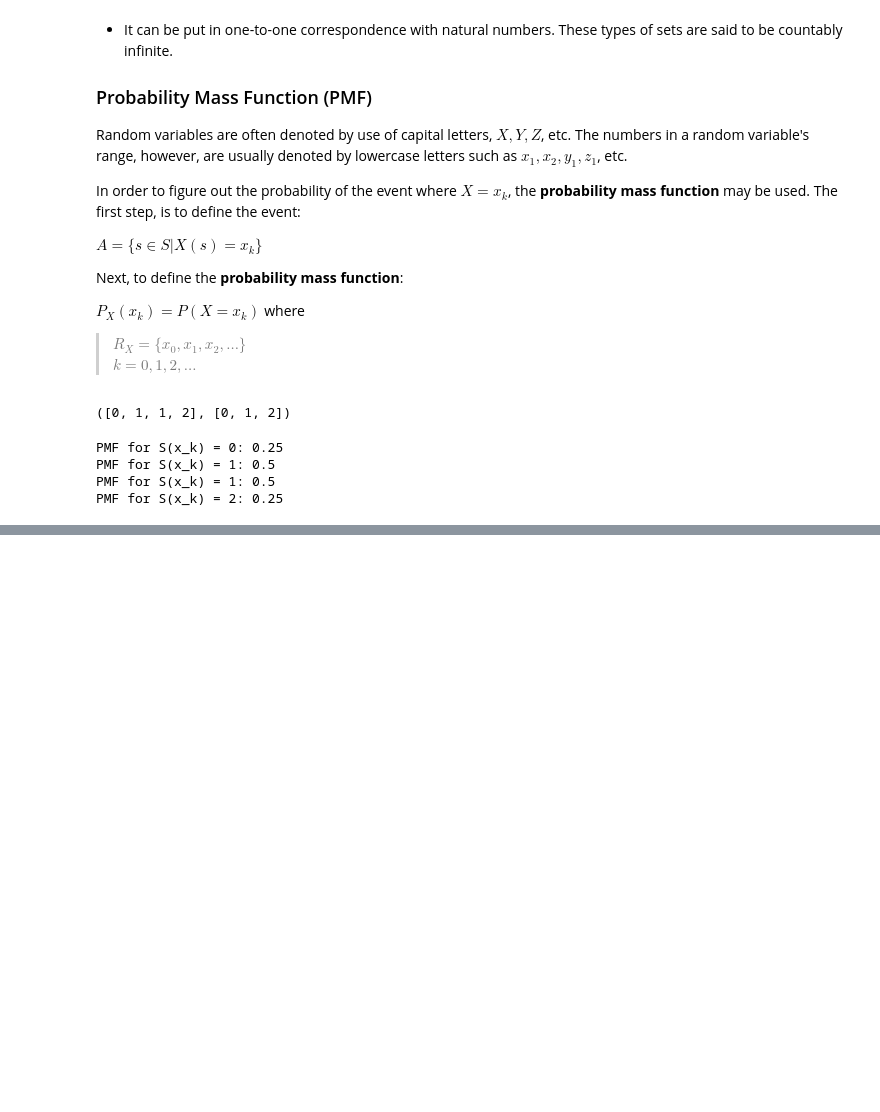
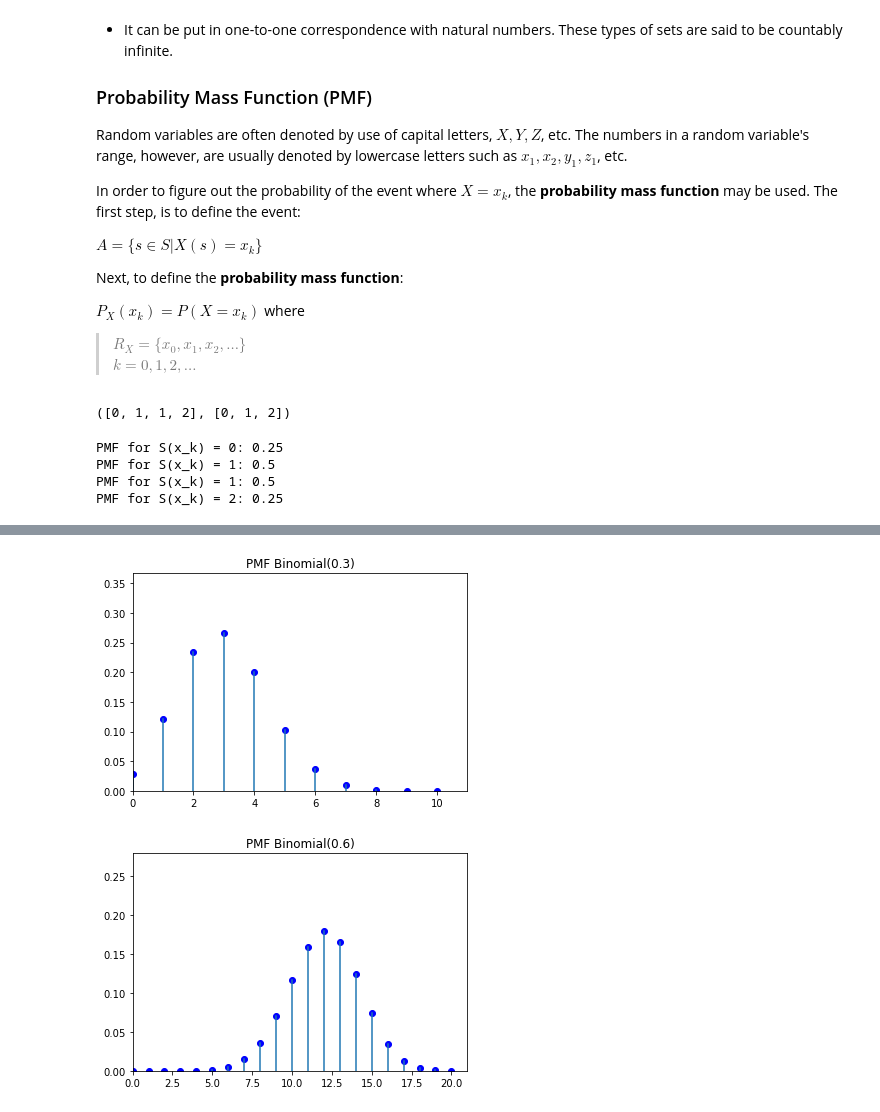
Before and after one commit to Casper-Smet/simulation-modelling, a Jupyter notebook: Notes/Discrete Random Variables.ipynb, the cells around one changed output, grey strips where cells are left out. Saved outputs shown, nothing was run; the diff lists cells and outputs as text; code cells hidden in the pictures; blank space fills up the shorter version.

```diff
--- a/Notes/Discrete Random Variables.ipynb
+++ b/Notes/Discrete Random Variables.ipynb
@@ -80,0 +149,22 @@ The **probability mass function** is also called the **probability distribution*
+# %%
+def binomial_coef(n, k, n_fac=None):
+    if n_fac == None:
+        n_fac = factorial(n)
+
+    return n_fac / (factorial(k) * factorial(n - k))
+# %%
+def binomial(p=0.3, n=10):
+    chances = []
+    n_factorial = factorial(n)
+    for k in range(n + 1):
+        chances.append((k, binomial_coef(n, k, n_fac=n_factorial) * p**k * (1-p)**(n-k)))
+
+    plot_distribution(chances, p, name="Binomial")
+    return chances
+
+_ = binomial()
+
+_ = binomial(p=0.6, n=20)
+# %% [output]
+[figure, added]
+[figure, added]
```
Also changed, not shown: parts of 10 cells of this notebook.
